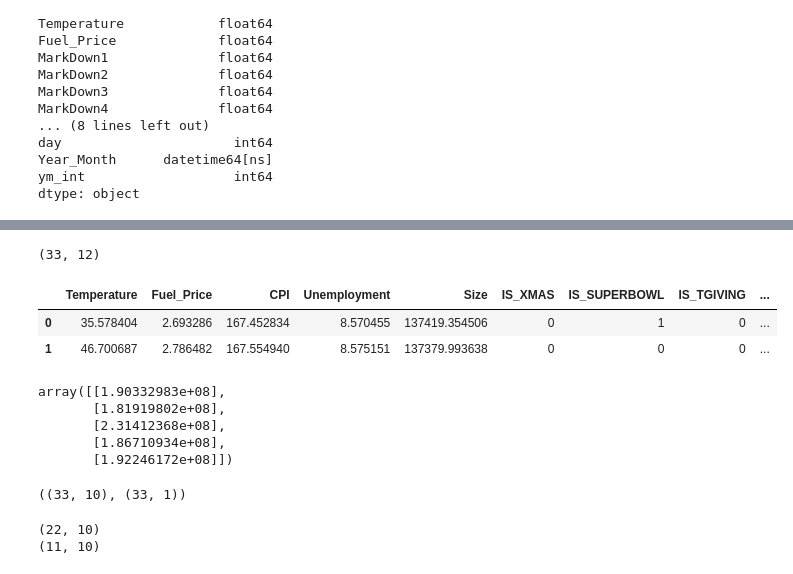
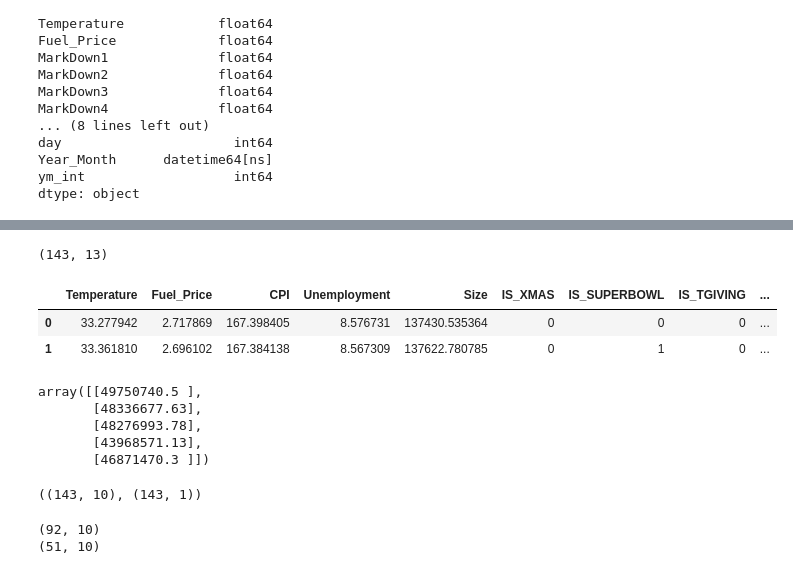
Before and after one commit to MEJillFarley/Walmart-Sales-Forecast, a Jupyter notebook: project_4_randomforest_monthly.ipynb, the cells around one changed output, grey strips where cells are left out. Drawn from its saved outputs; the diff is of its cells as text; code cells hidden in the pictures.

```diff
--- a/project_4_randomforest_monthly.ipynb
+++ b/project_4_randomforest_monthly.ipynb
@@ -81,48 +77,48 @@ plt.plot(temp_grouped['Year_Month'], temp_grouped['Weekly_Sales'])
 # %%
 col_names = ['Weekly_Sales', 'Temperature', 'Fuel_Price', 'CPI', 'Unemployment', 'Size', 'ym_int',
              'IS_SUPERBOWL', 'IS_TGIVING', 'IS_XMAS', 'IS_LABORDAY']
-sales_df_grouped = sales_df.groupby(['Year_Month'])[col_names].agg(
+sales_df_grouped = sales_df.groupby(['Date', 'week_of_year'])[col_names].agg(
     {'Weekly_Sales': 'sum', 'Temperature': 'mean', 'Fuel_Price': 'mean', 'CPI': 'mean', 'Unemployment': 'mean', 'Size': 'mean',
      'IS_XMAS' : 'max', 'IS_SUPERBOWL' : 'max', 'IS_TGIVING' : 'max', 'IS_LABORDAY' : 'max', 'ym_int': 'min'}
 ).reset_index()
 # %%
 sales_df_grouped.shape
 # %% [output]
-(33, 12)
+(143, 13)
 # %%
 # X = sales_df.copy()
 X = sales_df_grouped.copy()
-X.drop(columns=['Weekly_Sales', 'Year_Month'], axis=1, inplace=True)
+X.drop(columns=['Weekly_Sales', 'week_of_year', 'Date'], axis=1, inplace=True)
 
 X.head(2)
 # %% [output]
 |  | Temperature | Fuel_Price | CPI | Unemployment | Size | IS_XMAS | IS_SUPERBOWL | IS_TGIVING | ... |
-| 0 | 35.578404 | 2.693286 | 167.452834 | 8.570455 | 137419.354506 | 0 | 1 | 0 | ... |
-| 1 | 46.700687 | 2.786482 | 167.554940 | 8.575151 | 137379.993638 | 0 | 0 | 0 | ... |
+| 0 | 33.277942 | 2.717869 | 167.398405 | 8.576731 | 137430.535364 | 0 | 0 | 0 | ... |
+| 1 | 33.361810 | 2.696102 | 167.384138 | 8.567309 | 137622.780785 | 0 | 1 | 0 | ... |
 # %%
 # results in 143 rows of 1 array element each
 y = sales_df_grouped['Weekly_Sales'].values.reshape(-1,1)
 y[:5]
 # %% [output]
-array([[1.90332983e+08],
-       [1.81919802e+08],
-       [2.31412368e+08],
-       [1.86710934e+08],
-       [1.92246172e+08]])
+array([[49750740.5 ],
+       [48336677.63],
+       [48276993.78],
+       [43968571.13],
+       [46871470.3 ]])
 # %%
 X.shape, y.shape
 # %% [output]
-((33, 10), (33, 1))
+((143, 10), (143, 1))
 # %%
 # Split train and test (100 rows for train and 43 for test)
-count = -11
+count = -51
 X_train = X.iloc[:count]
 X_test = X.iloc[count:]
 print(X_train.shape)
 print(X_test.shape)
 # %% [output]
-(22, 10)
-(11, 10)
+(92, 10)
+(51, 10)
 # %%
 # Split train and test (100 rows for train and 43 for test)
 y_train = y[:count]
```
Also changed, not shown: parts of 10 cells of this notebook.
